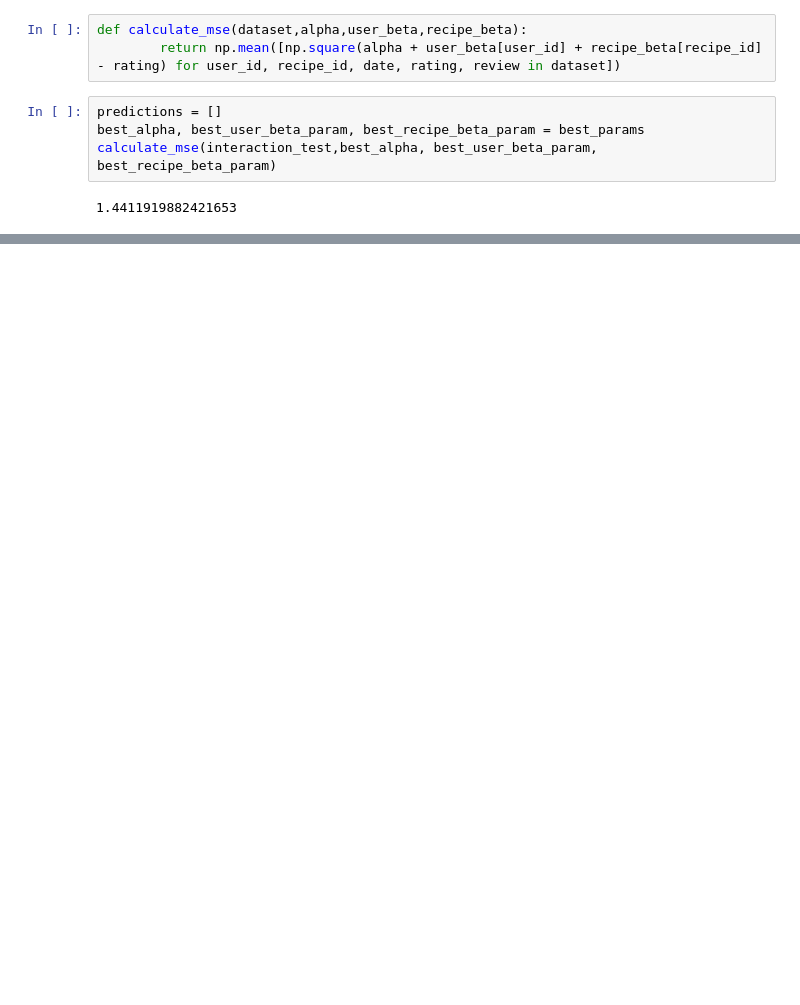
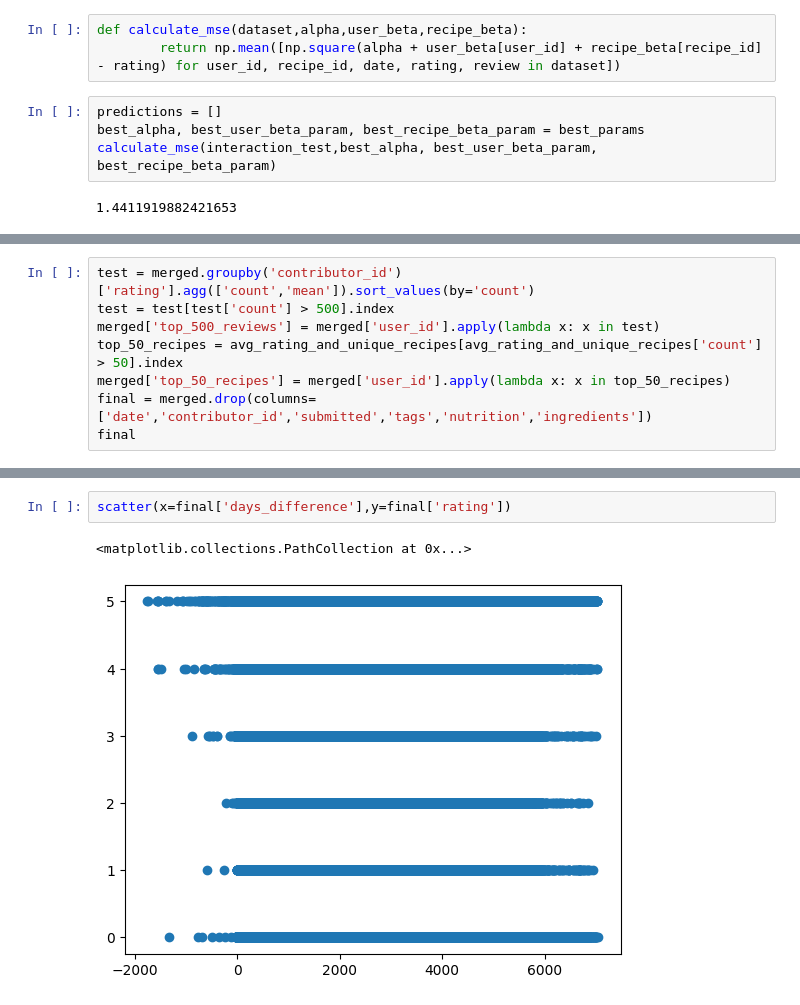
Before and after one commit to wrachel/cse158-assignment2, a Jupyter notebook: eda.ipynb, the cells around one changed output, grey strips where cells are left out. Saved outputs shown, nothing was run; the diff lists cells and outputs as text; blank space fills up the shorter version.

```diff
--- a/eda.ipynb
+++ b/eda.ipynb
@@ -141,0 +188,8 @@ calculate_mse(interaction_test,best_alpha, best_user_beta_param, best_recipe_bet
+# %%
+test = merged.groupby('contributor_id')['rating'].agg(['count','mean']).sort_values(by='count')
+test = test[test['count'] > 500].index
+merged['top_500_reviews'] = merged['user_id'].apply(lambda x: x in test)
+top_50_recipes = avg_rating_and_unique_recipes[avg_rating_and_unique_recipes['count'] > 50].index
+merged['top_50_recipes'] = merged['user_id'].apply(lambda x: x in top_50_recipes)
+final = merged.drop(columns=['date','contributor_id','submitted','tags','nutrition','ingredients'])
+final
@@ -141,0 +210,5 @@ calculate_mse(interaction_test,best_alpha, best_user_beta_param, best_recipe_bet
+# %%
+scatter(x=final['days_difference'],y=final['rating'])
+# %% [output]
+<matplotlib.collections.PathCollection at 0x...>
+[figure, added]
```
Also changed, not shown: parts of 7 cells of this notebook.
